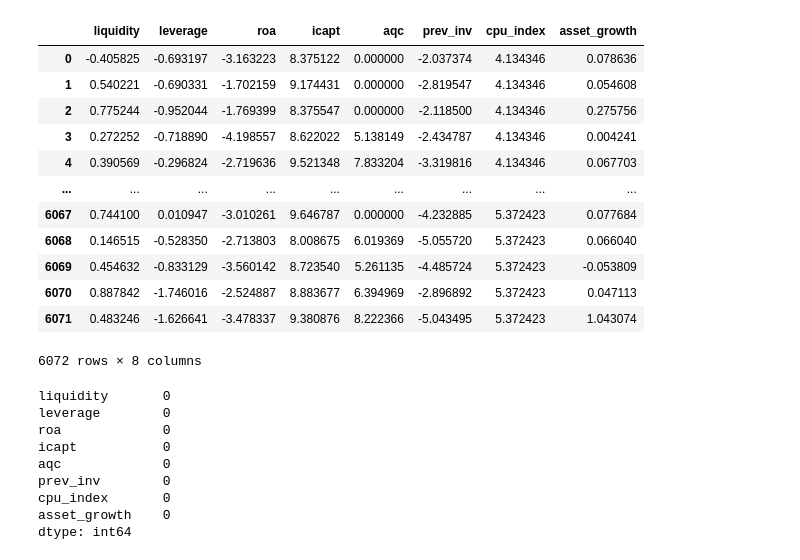
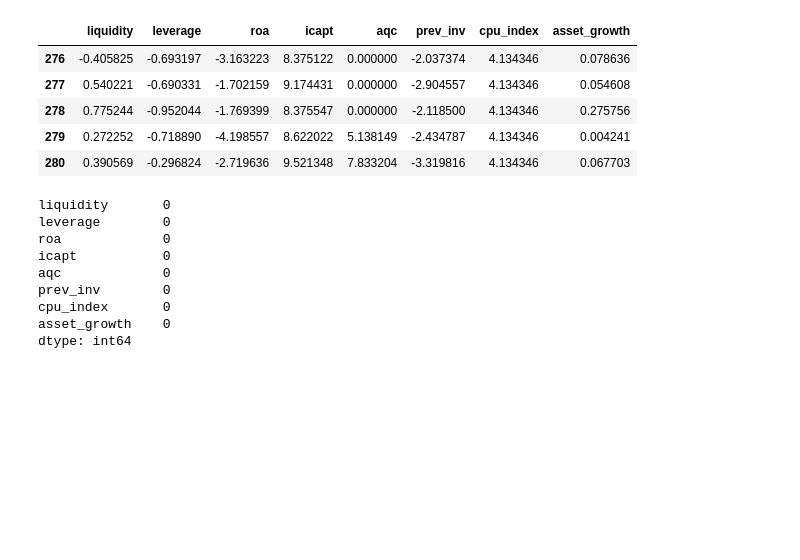
Before and after one commit to jainayushee/climate-uncertainty-corporate-investment, a Jupyter notebook: Model.ipynb, the cells around one changed output. Drawn from its saved outputs; the diff is of its cells as text; code cells hidden in the pictures; blank space fills up the shorter version.

```diff
--- a/Model.ipynb
+++ b/Model.ipynb
@@ -25,25 +6,0 @@ dtype: int64
-# %%
-# Calculate y = capx/at
-df['y'] = df['capx'] / df['at']
-
-# Calculate liquidity = act/lct
-df['liquidity'] = df['act'] / df['lct']
-
-# Calculate leverage = lct/ceq
-df['leverage'] = df['lct'] / df['ceq']
-
-# Assign size = at
-df['size'] = df['at']
-
-# Calculate roa = ni/at
-df['roa'] = df['ni'] / df['at']
-
-df['prev_inv'] = df['y'].shift(-1)
-
-df['prev_year_at'] = df['at'].shift(1)
-
-# Calculate the growth rate
-df['asset_growth'] = df['at'] / df['prev_year_at']
-
-# Drop the 'prev_year_at' column if not needed anymore
-df.drop(columns=['prev_year_at'], inplace=True)
@@ -70,2 +7,3 @@ dtype: int64
 # %%
-df = df[(df['fyear'] >= 2000) & (df['fyear'] <= 2021)]
+df = df[(df['fyear'] >= 2000) & (df['fyear'] <= 2023)]
+df = df.dropna(subset=['prev_inv'])
@@ -150,3 +10,3 @@ Name: count, Length: 276, dtype: int64
 # %%
-X = combined_data[['liquidity', 'leverage', 'roa', 'icapt', 'aqc', 'prev_inv', 'cpu_index', 'asset_growth']]
-y = combined_data['y']
+X = df[['liquidity', 'leverage', 'roa', 'icapt', 'aqc', 'prev_inv', 'cpu_index', 'asset_growth']]
+y = df['y']
@@ -173,19 +16,16 @@ y = np.log(combined_data['y'])
+# %%
+scaler = StandardScaler()
+scaler.fit(X)
+X_scaled = scaler.transform(X)
 # %%
-X
+X.head()
 # %% [output]
 |  | liquidity | leverage | roa | icapt | aqc | prev_inv | cpu_index | asset_growth |
-| 0 | -0.405825 | -0.693197 | -3.163223 | 8.375122 | 0.000000 | -2.037374 | 4.134346 | 0.078636 |
-| 1 | 0.540221 | -0.690331 | -1.702159 | 9.174431 | 0.000000 | -2.819547 | 4.134346 | 0.054608 |
-| 2 | 0.775244 | -0.952044 | -1.769399 | 8.375547 | 0.000000 | -2.118500 | 4.134346 | 0.275756 |
-| 3 | 0.272252 | -0.718890 | -4.198557 | 8.622022 | 5.138149 | -2.434787 | 4.134346 | 0.004241 |
-| 4 | 0.390569 | -0.296824 | -2.719636 | 9.521348 | 7.833204 | -3.319816 | 4.134346 | 0.067703 |
-| ... | ... | ... | ... | ... | ... | ... | ... | ... |
-| 6067 | 0.744100 | 0.010947 | -3.010261 | 9.646787 | 0.000000 | -4.232885 | 5.372423 | 0.077684 |
-| 6068 | 0.146515 | -0.528350 | -2.713803 | 8.008675 | 6.019369 | -5.055720 | 5.372423 | 0.066040 |
-| 6069 | 0.454632 | -0.833129 | -3.560142 | 8.723540 | 5.261135 | -4.485724 | 5.372423 | -0.053809 |
-| 6070 | 0.887842 | -1.746016 | -2.524887 | 8.883677 | 6.394969 | -2.896892 | 5.372423 | 0.047113 |
-| 6071 | 0.483246 | -1.626641 | -3.478337 | 9.380876 | 8.222366 | -5.043495 | 5.372423 | 1.043074 |
+| 276 | -0.405825 | -0.693197 | -3.163223 | 8.375122 | 0.000000 | -2.037374 | 4.134346 | 0.078636 |
+| 277 | 0.540221 | -0.690331 | -1.702159 | 9.174431 | 0.000000 | -2.904557 | 4.134346 | 0.054608 |
+| 278 | 0.775244 | -0.952044 | -1.769399 | 8.375547 | 0.000000 | -2.118500 | 4.134346 | 0.275756 |
+| 279 | 0.272252 | -0.718890 | -4.198557 | 8.622022 | 5.138149 | -2.434787 | 4.134346 | 0.004241 |
+| 280 | 0.390569 | -0.296824 | -2.719636 | 9.521348 | 7.833204 | -3.319816 | 4.134346 | 0.067703 |
-6072 rows × 8 columns
 # %%
 X.isnull().sum()
 # %% [output]
```
Also changed, not shown: parts of 23 cells of this notebook, 17 other files.
